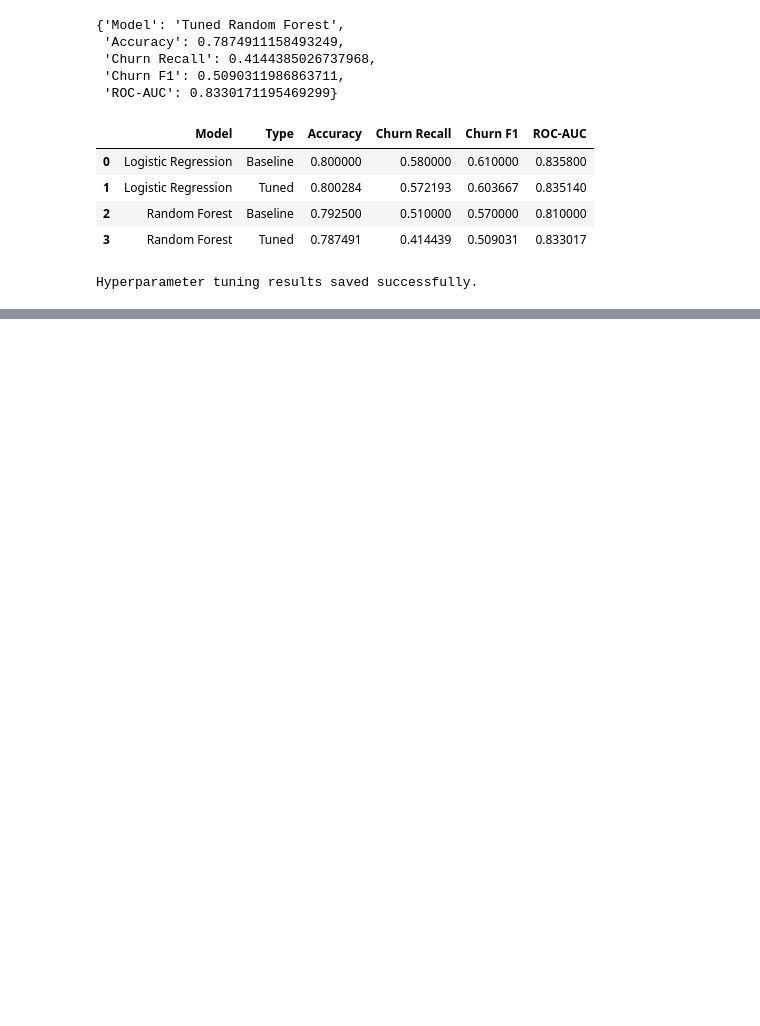
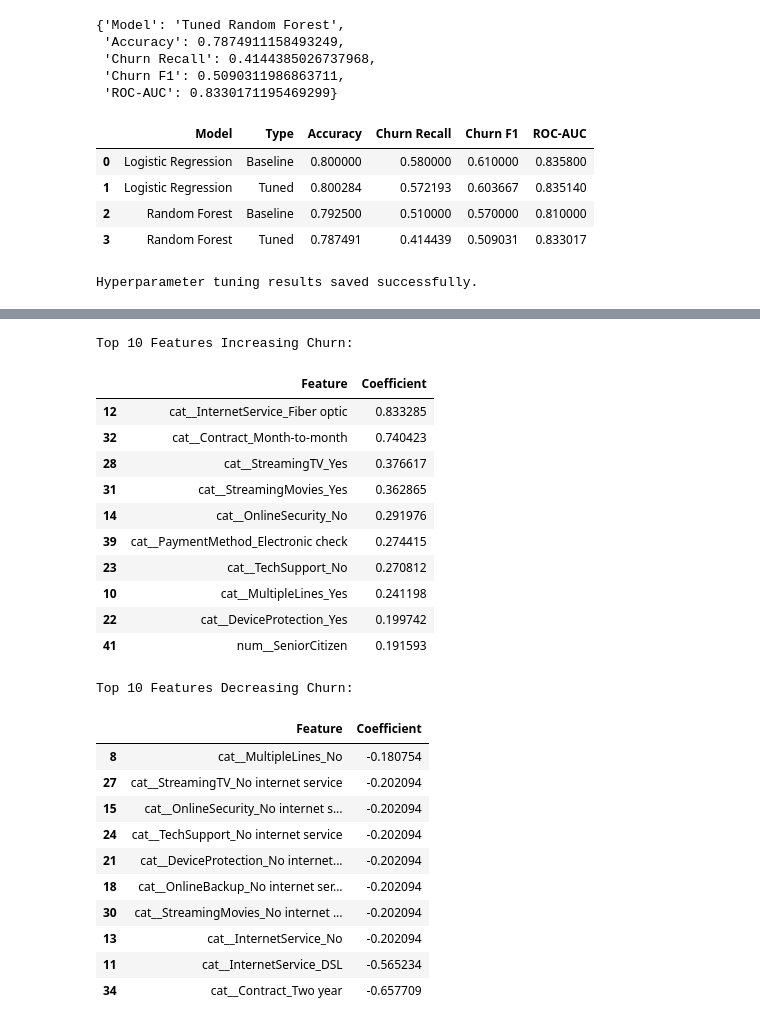
Before and after one commit to vedantparasharcs23-prog/-Machine-Learning-Algorithms, a Jupyter notebook: Projects/Customer-Churn-Prediction/Customer_Churn_Prediction.ipynb, the cells around one changed output, grey strips where cells are left out. Cells and saved outputs as stored; diff of their text form; code cells hidden in the pictures; blank space fills up the shorter version.

```diff
--- a/Projects/Customer-Churn-Prediction/Customer_Churn_Prediction.ipynb
+++ b/Projects/Customer-Churn-Prediction/Customer_Churn_Prediction.ipynb
@@ -2725,0 +2906,47 @@ Overall, hyperparameter tuning did not provide a significant improvement in over
+# %%
+# Get feature names after one-hot encoding
+feature_names = preprocessor.get_feature_names_out()
+
+# Create a DataFrame containing feature names and their coefficients
+coefficients = pd.DataFrame({
+    "Feature": feature_names,
+    "Coefficient": final_model.coef_[0]
+})
+
+# Sort features by coefficient
+coefficients_sorted = coefficients.sort_values(
+    by="Coefficient",
+    ascending=False
+)
+
+# Display the top 10 positive and negative coefficients
+print("Top 10 Features Increasing Churn:")
+display(coefficients_sorted.head(10))
+
+print("\nTop 10 Features Decreasing Churn:")
+display(coefficients_sorted.tail(10))
+# %% [output]
+Top 10 Features Increasing Churn:
+|  | Feature | Coefficient |
+| 12 | cat__InternetService_Fiber optic | 0.833285 |
+| 32 | cat__Contract_Month-to-month | 0.740423 |
+| 28 | cat__StreamingTV_Yes | 0.376617 |
+| 31 | cat__StreamingMovies_Yes | 0.362865 |
+| 14 | cat__OnlineSecurity_No | 0.291976 |
+| 39 | cat__PaymentMethod_Electronic check | 0.274415 |
+| 23 | cat__TechSupport_No | 0.270812 |
+| 10 | cat__MultipleLines_Yes | 0.241198 |
+| 22 | cat__DeviceProtection_Yes | 0.199742 |
+| 41 | num__SeniorCitizen | 0.191593 |
+Top 10 Features Decreasing Churn:
+|  | Feature | Coefficient |
+| 8 | cat__MultipleLines_No | -0.180754 |
+| 27 | cat__StreamingTV_No internet service | -0.202094 |
+| 15 | cat__OnlineSecurity_No internet s... | -0.202094 |
+| 24 | cat__TechSupport_No internet service | -0.202094 |
+| 21 | cat__DeviceProtection_No internet... | -0.202094 |
+| 18 | cat__OnlineBackup_No internet ser... | -0.202094 |
+| 30 | cat__StreamingMovies_No internet ... | -0.202094 |
+| 13 | cat__InternetService_No | -0.202094 |
+| 11 | cat__InternetService_DSL | -0.565234 |
+| 34 | cat__Contract_Two year | -0.657709 |
```
Also changed, not shown: parts of 22 cells of this notebook.
